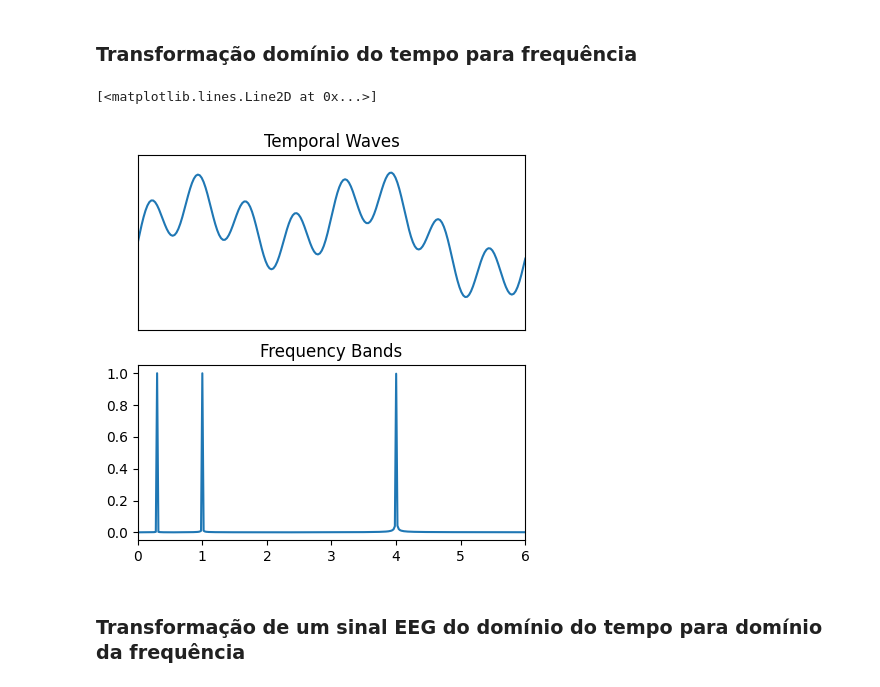
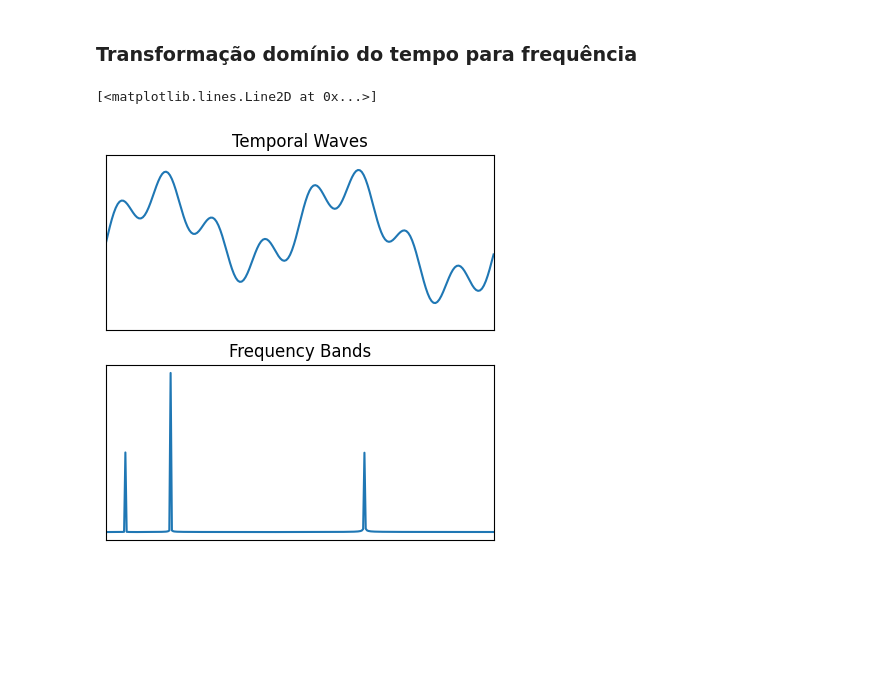
Before and after one commit to luizantoniona/eeg-epileptic-seizure-detection, a Jupyter notebook: basicdata.ipynb, the cells around one changed output. Drawn from its saved outputs; the diff is of its cells as text; code cells hidden in the pictures; blank space fills up the shorter version.

```diff
--- a/basicdata.ipynb
+++ b/basicdata.ipynb
@@ -69,31 +69,32 @@ plt.show();
 # %%
 import numpy as np
 import matplotlib.pyplot as plt
+import matplotlib.ticker as ticker
 
 N = 5000
 T = 1.0 / 100.0
 time = np.linspace(0.0, N*T, N)
 frequency = np.linspace(0.0, 1.0/(2.0*T), N//2)
 
 ##Frequencies: 0.3Hz && 1Hz && 4Hz
-temporal_wave = np.sin(0.3*2*np.pi*time) + np.sin(2*np.pi*time) + np.sin(8*np.pi*time)
+temporal_wave = np.sin(0.3*2*np.pi*time) + 2*np.sin(2*np.pi*time) + np.sin(8*np.pi*time)
 frequency_wave = np.fft.fft(temporal_wave)
 
 figure = plt.figure(figsize=(5,5))
 
 temporalx = figure.add_subplot(211)
 temporalx.set_title('Temporal Waves')
 temporalx.set_xlim(left=0, right=2)
 temporalx.xaxis.set_major_locator(ticker.NullLocator())
 temporalx.yaxis.set_major_locator(ticker.NullLocator())
 temporalx.plot(time, temporal_wave)
 
 frequencyx = figure.add_subplot(212)
 frequencyx.set_title('Frequency Bands')
 frequencyx.set_xlim(left=0, right=6)
+frequencyx.xaxis.set_major_locator(ticker.NullLocator())
+frequencyx.yaxis.set_major_locator(ticker.NullLocator())
 frequencyx.plot(frequency, 2.0/N*np.abs(frequency_wave[:N//2]) )
 # %% [output]
 [<matplotlib.lines.Line2D at 0x...>]
-[figure, old version]
+[figure, new version]
-# %% [markdown]
-### Transformação de um sinal EEG do domínio do tempo para domínio da frequência
```
Also changed, not shown: parts of 8 cells of this notebook.
